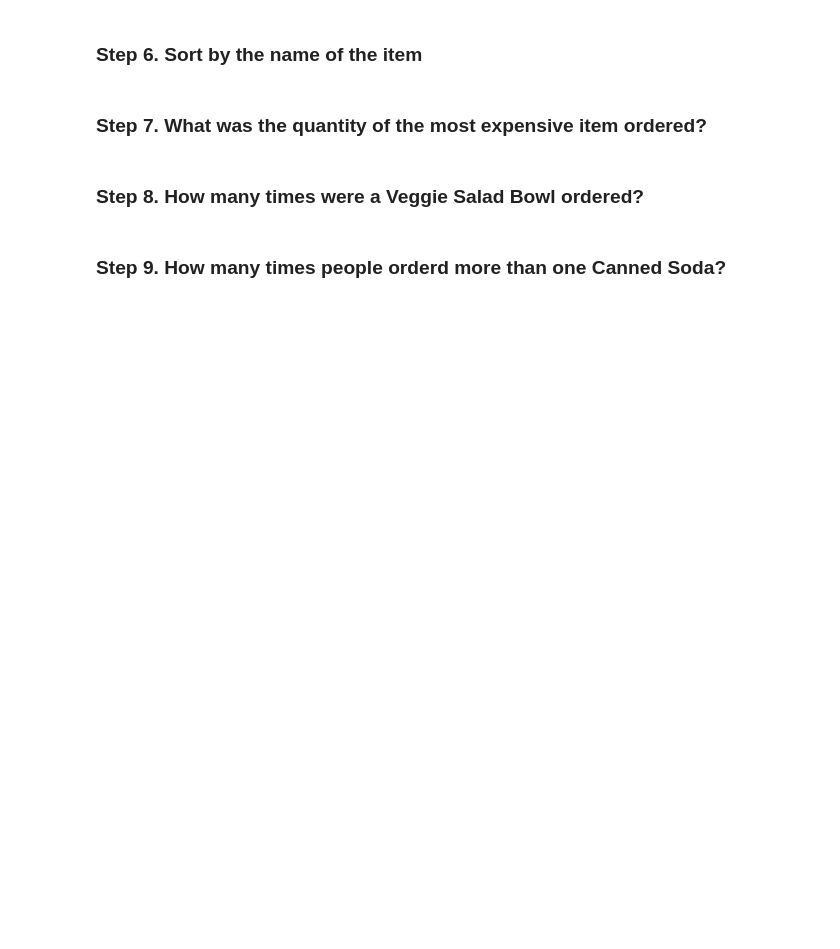
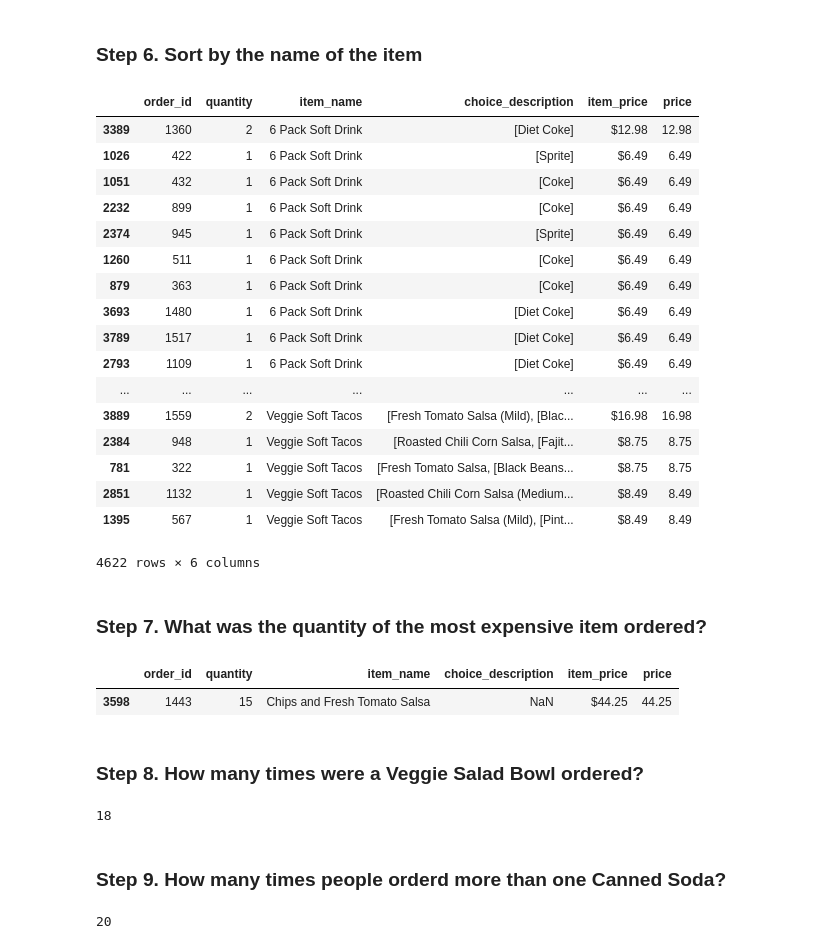
Before and after one commit to 03dipak/practise-pandas-ml, a Jupyter notebook: 02_Filtering_&_Sorting/Chipotle/Exercises.ipynb, the cells around one changed output. Saved outputs shown, nothing was run; the diff lists cells and outputs as text; code cells hidden in the pictures; blank space fills up the shorter version.

```diff
--- a/02_Filtering_&_Sorting/Chipotle/Exercises.ipynb
+++ b/02_Filtering_&_Sorting/Chipotle/Exercises.ipynb
@@ -17,4 +17,9 @@ chipo = pd.read_csv("https://raw.githubusercontent.com/justmarkham/DAT8/master/d
 # %% [markdown]
 ### Step 4. How many products cost more than $10.00?
 # %%
-chipo.item_price = chipo.item_price.apply(lambda x: float(x[1:-1]))
+chipo['price'] = chipo.item_price.apply(lambda x: float(x[1 : -1]) )
+chipo_filter = chipo.drop_duplicates(['item_name','quantity'])
+
+chipo_once = chipo_filter[chipo_filter.quantity == 1]
+
+chipo_once[chipo_once.price > 10].item_name.nunique()
@@ -33,8 +51,44 @@ chipo.head()
 # %% [markdown]
 ### Step 6. Sort by the name of the item
+# %%
+chipo.sort_values('item_name',inplace=True)
+chipo
+# %% [output]
+|  | order_id | quantity | item_name | choice_description | item_price | price |
+| 3389 | 1360 | 2 | 6 Pack Soft Drink | [Diet Coke] | $12.98 | 12.98 |
+| 1026 | 422 | 1 | 6 Pack Soft Drink | [Sprite] | $6.49 | 6.49 |
+| 1051 | 432 | 1 | 6 Pack Soft Drink | [Coke] | $6.49 | 6.49 |
+| 2232 | 899 | 1 | 6 Pack Soft Drink | [Coke] | $6.49 | 6.49 |
+| 2374 | 945 | 1 | 6 Pack Soft Drink | [Sprite] | $6.49 | 6.49 |
+| 1260 | 511 | 1 | 6 Pack Soft Drink | [Coke] | $6.49 | 6.49 |
+| 879 | 363 | 1 | 6 Pack Soft Drink | [Coke] | $6.49 | 6.49 |
+| 3693 | 1480 | 1 | 6 Pack Soft Drink | [Diet Coke] | $6.49 | 6.49 |
+| 3789 | 1517 | 1 | 6 Pack Soft Drink | [Diet Coke] | $6.49 | 6.49 |
+| 2793 | 1109 | 1 | 6 Pack Soft Drink | [Diet Coke] | $6.49 | 6.49 |
+| ... | ... | ... | ... | ... | ... | ... |
+| 3889 | 1559 | 2 | Veggie Soft Tacos | [Fresh Tomato Salsa (Mild), [Blac... | $16.98 | 16.98 |
+| 2384 | 948 | 1 | Veggie Soft Tacos | [Roasted Chili Corn Salsa, [Fajit... | $8.75 | 8.75 |
+| 781 | 322 | 1 | Veggie Soft Tacos | [Fresh Tomato Salsa, [Black Beans... | $8.75 | 8.75 |
+| 2851 | 1132 | 1 | Veggie Soft Tacos | [Roasted Chili Corn Salsa (Medium... | $8.49 | 8.49 |
+| 1395 | 567 | 1 | Veggie Soft Tacos | [Fresh Tomato Salsa (Mild), [Pint... | $8.49 | 8.49 |
+4622 rows × 6 columns
 # %% [markdown]
 ### Step 7. What was the quantity of the most expensive item ordered?
+# %%
+q = chipo.sort_values('quantity',ascending=False)
+q.head(1)
+# %% [output]
+|  | order_id | quantity | item_name | choice_description | item_price | price |
+| 3598 | 1443 | 15 | Chips and Fresh Tomato Salsa | NaN | $44.25 | 44.25 |
 # %% [markdown]
 ### Step 8. How many times were a Veggie Salad Bowl ordered?
+# %%
+chipo.item_name.value_counts()['Veggie Salad Bowl']
+# %% [output]
+18
 # %% [markdown]
 ### Step 9. How many times people orderd more than one Canned Soda?
+# %%
+chipo[(chipo.quantity > 1) & (chipo.item_name == 'Canned Soda')].item_name.count()
+# %% [output]
+20
```
Also changed, not shown: parts of 4 cells of this notebook.
